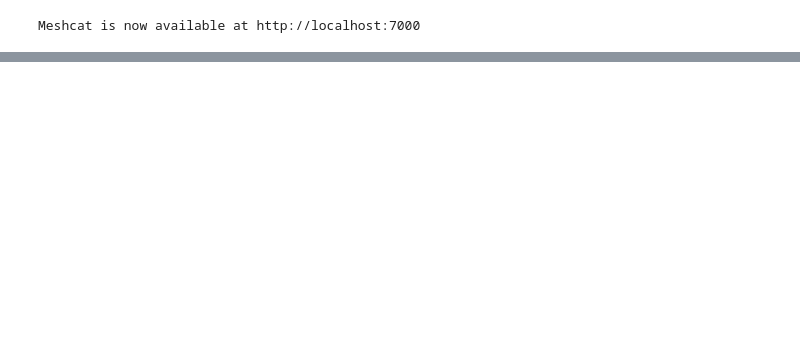
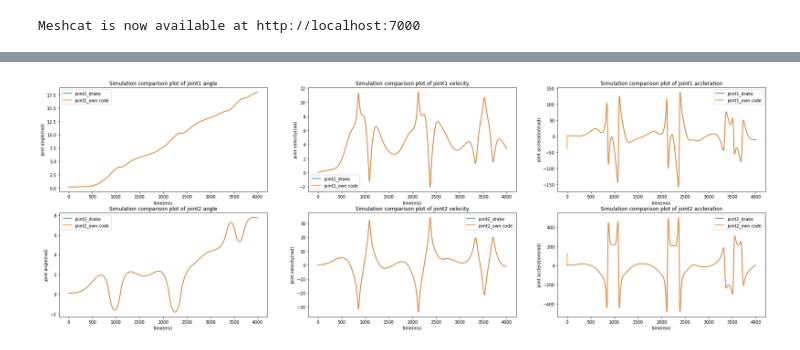
Before and after one commit to Tzxtoiny/Advanced-control-for-robotics, a Jupyter notebook: hw4/Assignment4_12131094.ipynb, the cells around one changed output, grey strips where cells are left out. Cells and saved outputs as stored; diff of their text form; code cells hidden in the pictures; blank space fills up the shorter version.

```diff
--- a/hw4/Assignment4_12131094.ipynb
+++ b/hw4/Assignment4_12131094.ipynb
@@ -330,7 +332,9 @@ import modern_robotics as mr
 def FD(tau_i,q,dq,Fext,N,Si,M,Ic,L):
     #step 1 solve the c～
     ddq_zero = np.zeros(N)
+    g = 9.81
     c_tuta = ID(q,dq,ddq_zero,Fext,g,N,Si,M,Ic,L)
+    # print(c_tuta)
     # step2 calculate M_theta
     dq_zero = np.zeros(N)
     Fext_zero = np.zeros((6,N))
@@ -339,6 +343,7 @@ def FD(tau_i,q,dq,Fext,N,Si,M,Ic,L):
         ddq_j0 = np.zeros((N,1))
         ddq_j0[i,:] = 1
         M_theta[:,i] = ID(q,dq_zero,ddq_j0,Fext_zero,0,N,Si,M,Ic,L)
+    # print(M_theta)
     # step3 solve the forward dynamics
     ddq = np.matmul(np.linalg.inv(M_theta),(tau_i - c_tuta))
     return ddq
@@ -363,7 +374,7 @@ N = 2
 Si = np.zeros((6,N))        #si in body frame
 Si_0 = np.zeros((6,N))      #si in fixed frame
 Si = np.array([[1, 0,  0,  0, 0, 0],
-                    [1, 0,  0,  0, 0, 0]]).T
+                [1, 0,  0,  0, 0, 0]]).T
 
 M = np.zeros(((N+1)*4,4))    #transformation matrix of all frames
 M[0:4,:] = np.array([[1, 0,  0, 0],
@@ -385,16 +396,87 @@ M[8:12,:] = np.array([[1, 0,  0, 0],
 #T = mr.FKinSpace(M,Si_0,thetalist)
 Ic = np.zeros((N*6,6))
 Ic[0:6,:] = np.diag([m*(w**2+L1**2)/12, m*(h**2+L1**2)/12, m*(h**2+w**2)/12,m,m,m])
-Ic[6:12,:] = np.diag([m*(w**2+L1**2)/12, m*(h**2+L1**2)/12, m*(h**2+w**2)/12,m,m,m])
+Ic[6:12,:] = np.diag([m*(w**2+L2**2)/12, m*(h**2+L2**2)/12, m*(h**2+w**2)/12,m,m,m])
+g = 9.81
 
 stept = 0.001
-# for the initial condition [0.5,0.5], simulating for 4 sec
-q = np.array([0.5,0.5])
+# for the initial condition [0.2,0.1], simulating for 4 sec
+q = np.array([0.2,0.1])
 dq = np.array([0,0])
-ddq = np.array([0,0])
+# ddq = FD(tau,q,dq,Fext,N,Si,M,Ic,L)
 tau = np.array([0,0])
 Fext = np.zeros((6,N))
-# for t in np.arange(0,4,stept):
-dda = FD(tau,q,dq,Fext,N,Si,M,Ic,L)
-print(dda)
+simulation_time = 4
+q_listsimu = q.reshape(1,N)
+dq_listsimu = dq.reshape(1,N)
+ddq_listsimu = ddq.reshape(1,N)
+
+for t in np.arange(0,simulation_time,stept):
+    ddq = FD(tau,q,dq,Fext,N,Si,M,Ic,L)
+    ddq_listsimu = np.vstack((ddq_listsimu,ddq))
+    dq = dq + ddq*stept
+    dq_listsimu = np.vstack((dq_listsimu,dq))
+    q = q + dq*stept
+    q_listsimu = np.vstack((q_listsimu,q))
+
+# for t in np.arange(0,simulation_time,stept):
+#     ddq = FD(tau,q,dq,Fext,N,Si,M,Ic,L)
+#     dq = dq + (ddq+ddq_listsimu[-1,:])/2*stept
+#     q = q +(dq+dq_listsimu[-1,:])/2*stept
+#     dq_listsimu = np.vstack((dq_listsimu,dq))
+#     ddq_listsimu = np.vstack((ddq_listsimu,ddq))
+#     q_listsimu = np.vstack((q_listsimu,q))
+
+
+#plot the joint traj
+plt.figure(figsize=(30,10))
+ax1 = plt.subplot(2,3,1)
+plt.plot(q_list[:,0])
+plt.plot(q_listsimu[:,0])
+plt.title('Simulation comparison plot of joint1 angle')
+plt.xlabel('time(ms)')
+plt.ylabel('joint angle(rad)')
+plt.legend(labels=['joint1_drake','joint1_own code'])
+
+ax2 = plt.subplot(2,3,2)
+plt.plot(dq_list[:,0])
+plt.plot(dq_listsimu[:,0])
+plt.title('Simulation comparison plot of joint1 velocity')
+plt.xlabel('time(ms)')
+plt.ylabel('joint velocity(rad)')
+plt.legend(labels=['joint1_drake','joint1_own code'])
+
+ax3 = plt.subplot(2,3,3)
+plt.plot(ddq_list[:,0])
+plt.plot(ddq_listsimu[:,0])
+plt.title('Simulation comparison plot of joint1 accleration')
+plt.xlabel('time(ms)')
+plt.ylabel('joint accleration(rad)')
+plt.legend(labels=['joint1_drake','joint1_own code'])
+
+ax4 = plt.subplot(2,3,4)
+plt.plot(q_list[:,1])
+plt.plot(q_listsimu[:,1])
+plt.title('Simulation comparison plot of joint2 angle')
+plt.xlabel('time(ms)')
+plt.ylabel('joint angle(rad)')
+plt.legend(labels=['joint2_drake','joint2_own code'])
+
+ax5 = plt.subplot(2,3,5)
+plt.plot(dq_list[:,1])
+plt.plot(dq_listsimu[:,1])
+plt.title('Simulation comparison plot of joint2 velocity')
+plt.xlabel('time(ms)')
+plt.ylabel('joint velocity(rad)')
+plt.legend(labels=['joint2_drake','joint2_own code'])
+
+ax6 = plt.subplot(2,3,6)
+plt.plot(ddq_list[:,1])
+plt.plot(ddq_listsimu[:,1])
+plt.title('Simulation comparison plot of joint2 accleration')
+plt.xlabel('time(ms)')
+plt.ylabel('joint accleration(rad)')
+plt.legend(labels=['joint2_drake','joint2_own code'])
+
+plt.show()
 # %% [output]
@@ -402,0 +483 @@ print(dda)
+[figure, added]
```
Also changed, not shown: parts of 10 cells of this notebook.
